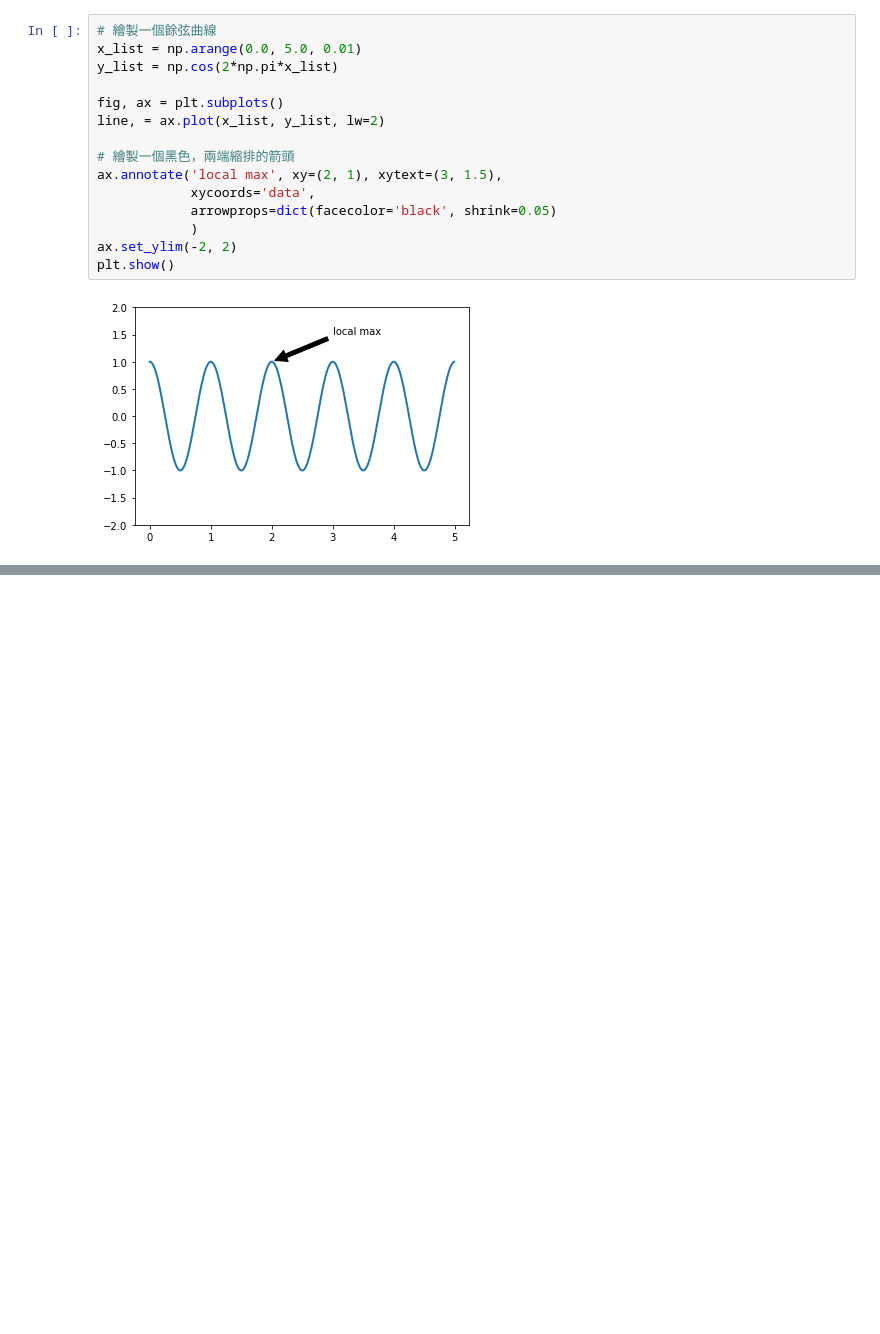
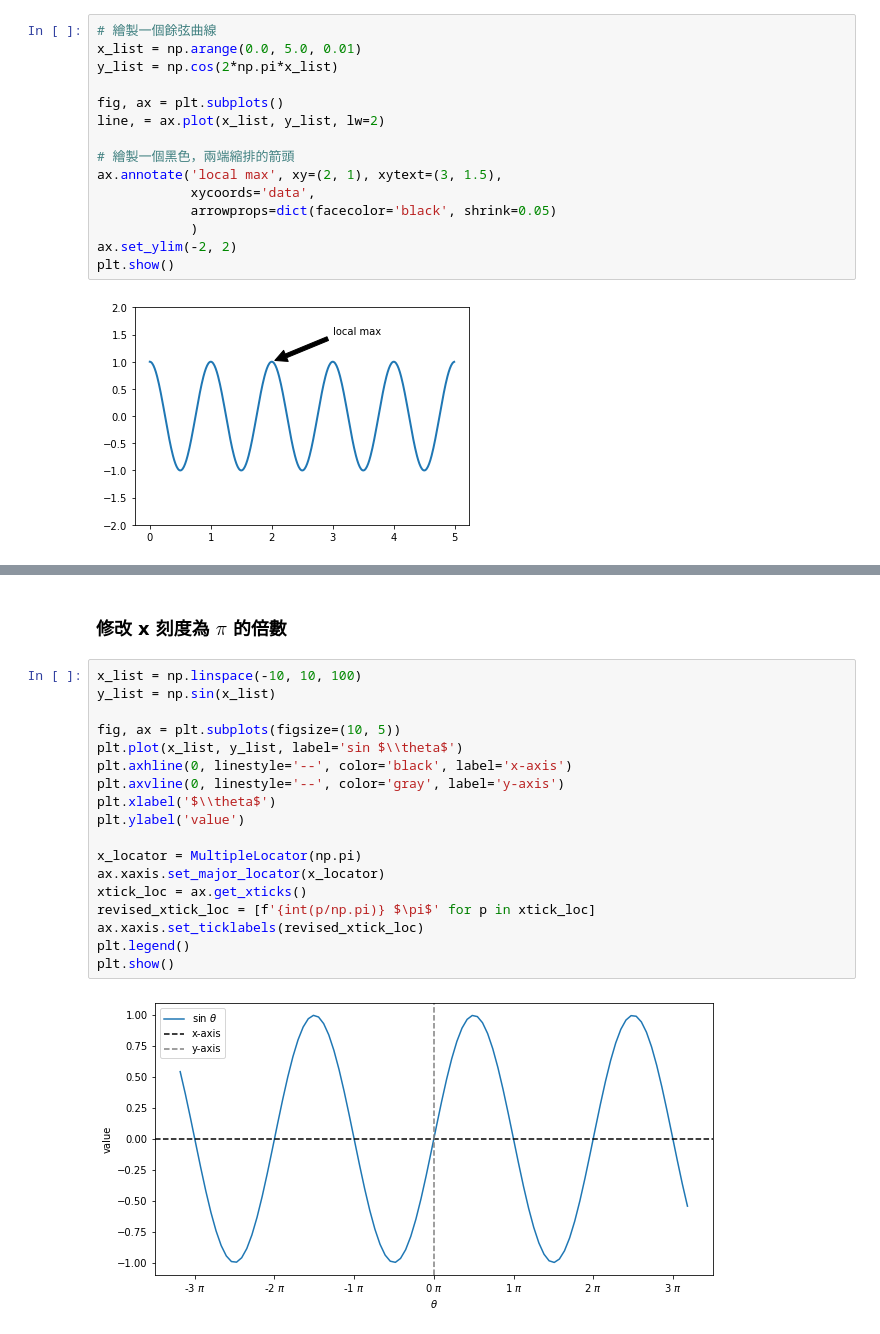
Before and after one commit to yurei79601/PythonNotes, a Jupyter notebook: plot_notes/matplotlib_examples.ipynb, the cells around one changed output, grey strips where cells are left out. Saved outputs shown, nothing was run; the diff lists cells and outputs as text; blank space fills up the shorter version.

Commit message:
[feature] add 2 examples: revise location of axis

```diff
--- a/plot_notes/matplotlib_examples.ipynb
+++ b/plot_notes/matplotlib_examples.ipynb
@@ -137,0 +180,22 @@ plt.show()
+# %% [markdown]
+### 修改 x 刻度為 $\pi$ 的倍數
+# %%
+x_list = np.linspace(-10, 10, 100)
+y_list = np.sin(x_list)
+
+fig, ax = plt.subplots(figsize=(10, 5))
+plt.plot(x_list, y_list, label='sin $\\theta$')
+plt.axhline(0, linestyle='--', color='black', label='x-axis')
+plt.axvline(0, linestyle='--', color='gray', label='y-axis')
+plt.xlabel('$\\theta$')
+plt.ylabel('value')
+
+x_locator = MultipleLocator(np.pi)
+ax.xaxis.set_major_locator(x_locator)
+xtick_loc = ax.get_xticks()
+revised_xtick_loc = [f'{int(p/np.pi)} $\pi$' for p in xtick_loc]
+ax.xaxis.set_ticklabels(revised_xtick_loc)
+plt.legend()
+plt.show()
+# %% [output]
+[figure, added]
```
Also changed, not shown: parts of 10 cells of this notebook.
